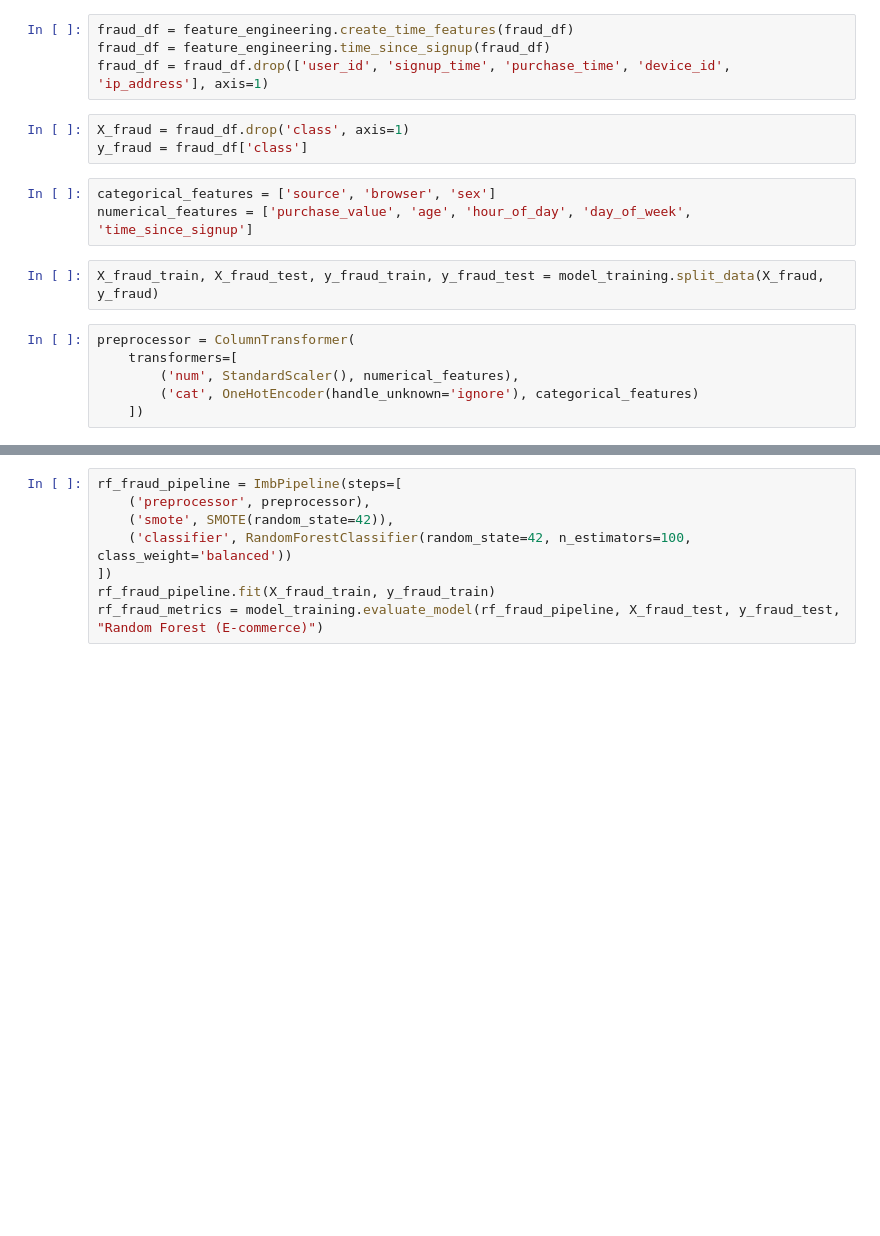
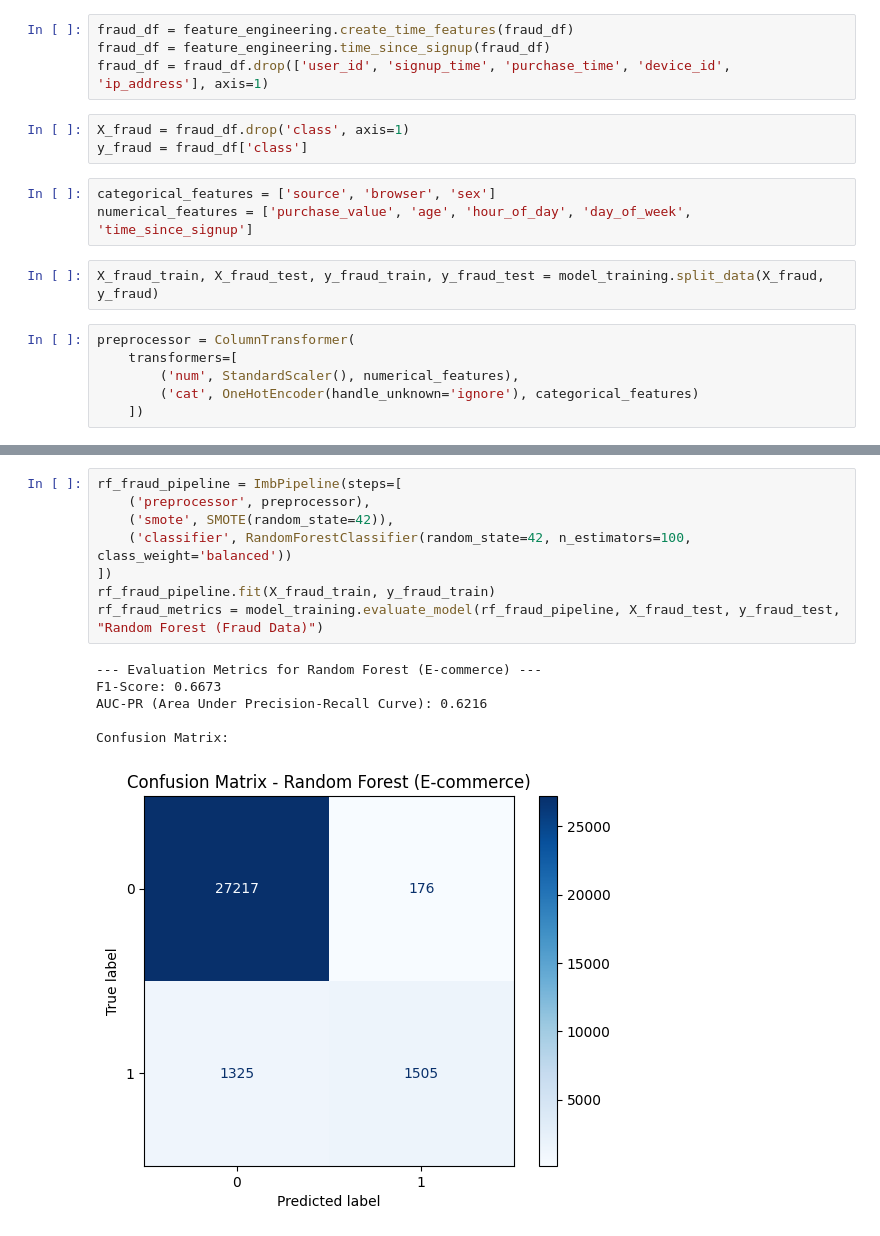
Before and after one commit to b-isry/Adey-fraud-detection, a Jupyter notebook: notebooks/model_training.ipynb, the cells around one changed output, grey strips where cells are left out. Cells and saved outputs as stored; diff of their text form; blank space fills up the shorter version.

```diff
--- a/notebooks/model_training.ipynb
+++ b/notebooks/model_training.ipynb
@@ -71,11 +105,18 @@ lr_fraud_metrics = model_training.evaluate_model(lr_fraud_pipeline, X_fraud_test
 # %%
 rf_fraud_pipeline = ImbPipeline(steps=[
     ('preprocessor', preprocessor),
     ('smote', SMOTE(random_state=42)),
     ('classifier', RandomForestClassifier(random_state=42, n_estimators=100, class_weight='balanced'))
 ])
 rf_fraud_pipeline.fit(X_fraud_train, y_fraud_train)
-rf_fraud_metrics = model_training.evaluate_model(rf_fraud_pipeline, X_fraud_test, y_fraud_test, "Random Forest (E-commerce)")
+rf_fraud_metrics = model_training.evaluate_model(rf_fraud_pipeline, X_fraud_test, y_fraud_test, "Random Forest (Fraud Data)")
+# %% [output]
+--- Evaluation Metrics for Random Forest (E-commerce) ---
+F1-Score: 0.6673
+AUC-PR (Area Under Precision-Recall Curve): 0.6216
+
+Confusion Matrix:
+[figure, added]
 # %%
 print("\n--- Model Comparison ---")
 print("\nCredit Card Dataset:")
```
Also changed, not shown: parts of 8 cells of this notebook.
